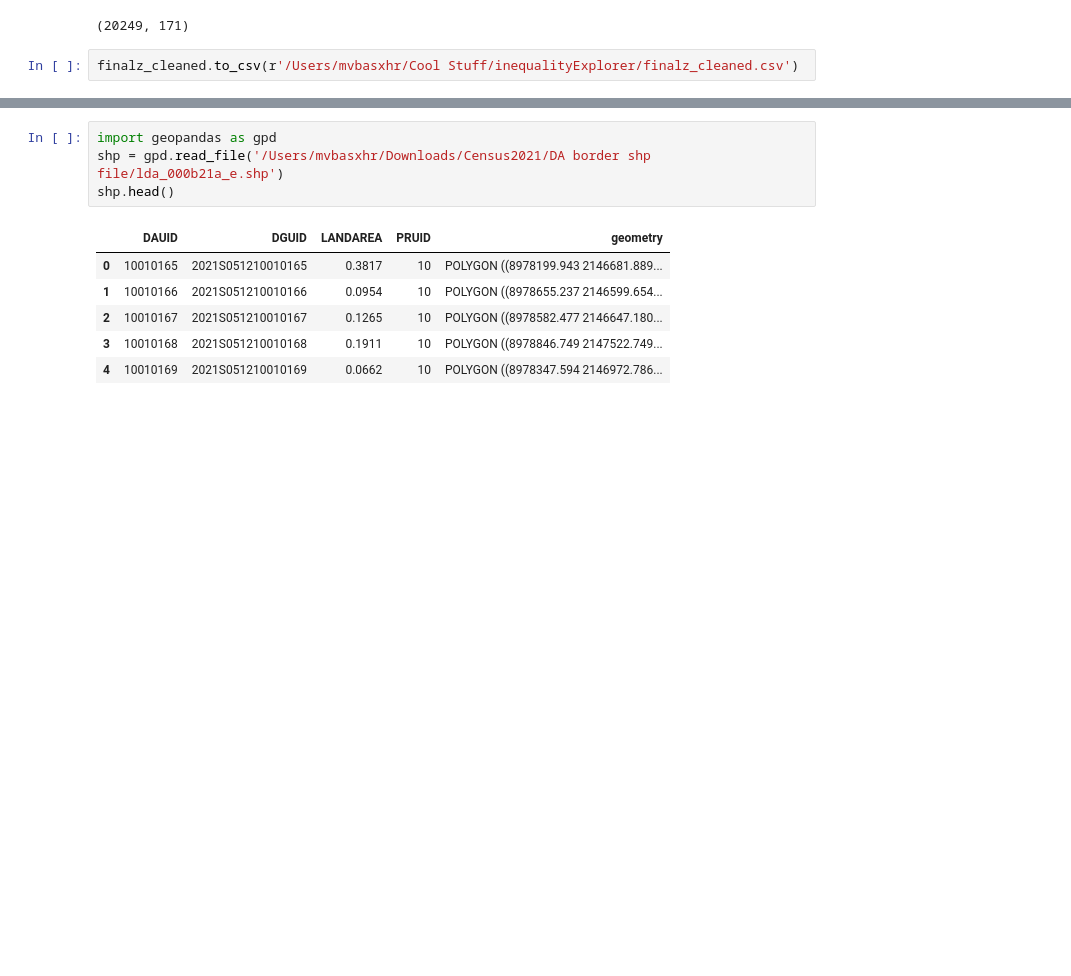
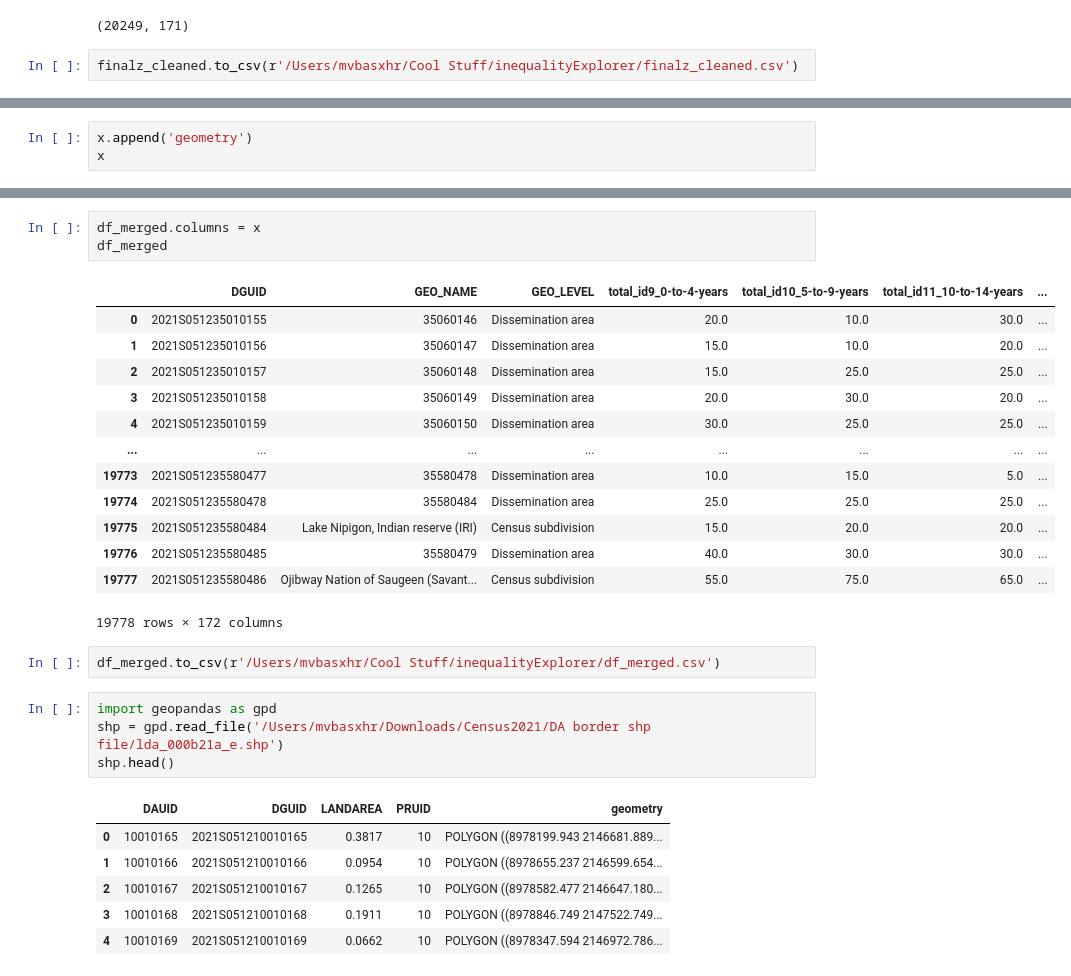
Before and after one commit to MubassirAhmed/ExploringCensusData, a Jupyter notebook: exploringCensusDataTables.ipynb, the cells around one changed output, grey strips where cells are left out. Cells and saved outputs as stored; diff of their text form; blank space fills up the shorter version.

```diff
--- a/exploringCensusDataTables.ipynb
+++ b/exploringCensusDataTables.ipynb
@@ -639,0 +742,3 @@ finalz_cleaned.to_csv(r'/Users/mvbasxhr/Cool Stuff/inequalityExplorer/finalz_cle
+# %%
+x.append('geometry')
+x
@@ -640,3 +763,22 @@ finalz_cleaned.to_csv(r'/Users/mvbasxhr/Cool Stuff/inequalityExplorer/finalz_cle
+# %%
+df_merged.columns = x
+df_merged
+# %% [output]
+|  | DGUID | GEO_NAME | GEO_LEVEL | total_id9_0-to-4-years | total_id10_5-to-9-years | total_id11_10-to-14-years | ... |
+| 0 | 2021S051235010155 | 35060146 | Dissemination area | 20.0 | 10.0 | 30.0 | ... |
+| 1 | 2021S051235010156 | 35060147 | Dissemination area | 15.0 | 10.0 | 20.0 | ... |
+| 2 | 2021S051235010157 | 35060148 | Dissemination area | 15.0 | 25.0 | 25.0 | ... |
+| 3 | 2021S051235010158 | 35060149 | Dissemination area | 20.0 | 30.0 | 20.0 | ... |
+| 4 | 2021S051235010159 | 35060150 | Dissemination area | 30.0 | 25.0 | 25.0 | ... |
+| ... | ... | ... | ... | ... | ... | ... | ... |
+| 19773 | 2021S051235580477 | 35580478 | Dissemination area | 10.0 | 15.0 | 5.0 | ... |
+| 19774 | 2021S051235580478 | 35580484 | Dissemination area | 25.0 | 25.0 | 25.0 | ... |
+| 19775 | 2021S051235580484 | Lake Nipigon, Indian reserve (IRI) | Census subdivision | 15.0 | 20.0 | 20.0 | ... |
+| 19776 | 2021S051235580485 | 35580479 | Dissemination area | 40.0 | 30.0 | 30.0 | ... |
+| 19777 | 2021S051235580486 | Ojibway Nation of Saugeen (Savant... | Census subdivision | 55.0 | 75.0 | 65.0 | ... |
+19778 rows × 172 columns
+# %%
+df_merged.to_csv(r'/Users/mvbasxhr/Cool Stuff/inequalityExplorer/df_merged.csv')
 # %%
 import geopandas as gpd
 shp = gpd.read_file('/Users/mvbasxhr/Downloads/Census2021/DA border shp file/lda_000b21a_e.shp')
```
Also changed, not shown: parts of 15 cells of this notebook.
